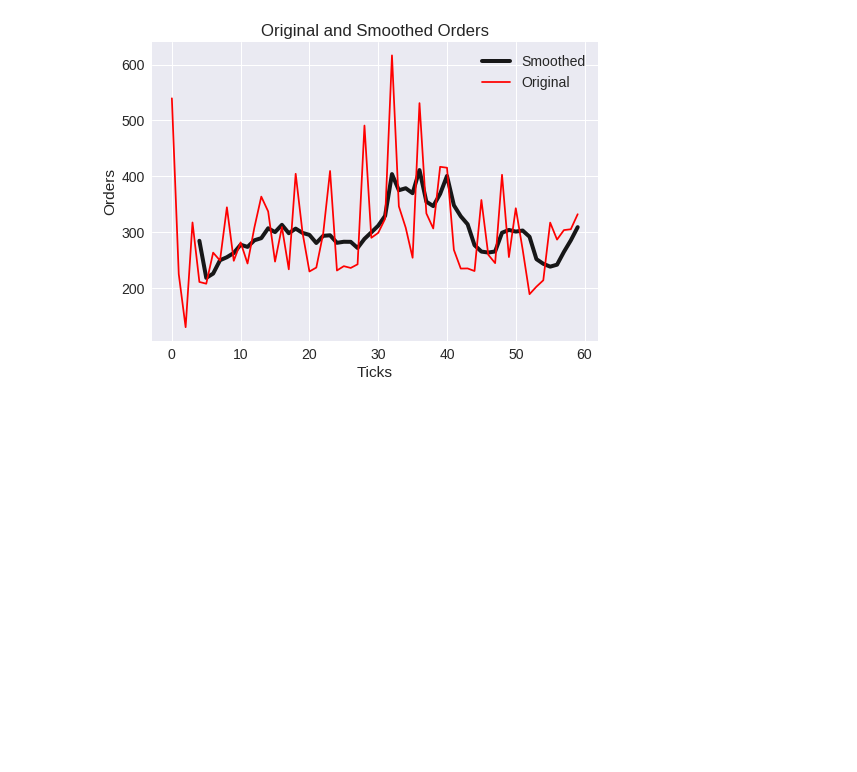
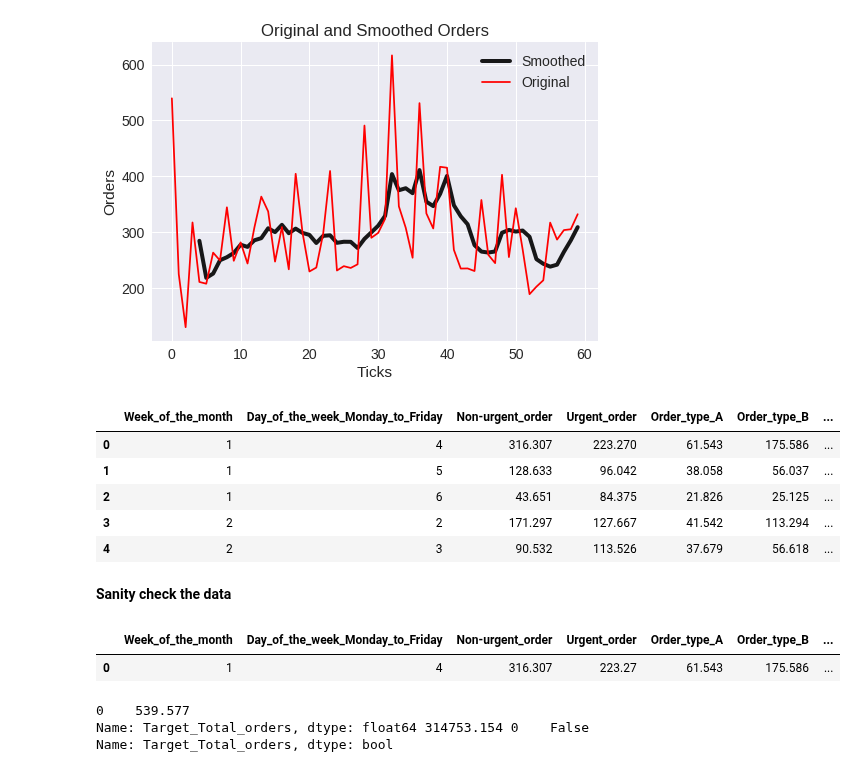
Before and after one commit to aigruber22/brazilian_logistics_company_time_series, a Jupyter notebook: ipynb/01-EDA.ipynb, the cells around one changed output. Cells and saved outputs as stored; diff of their text form; code cells hidden in the pictures; blank space fills up the shorter version.

Commit message:
Sanity check.

```diff
--- a/ipynb/01-EDA.ipynb
+++ b/ipynb/01-EDA.ipynb
@@ -149,3 +156,14 @@ sub.legend(loc='upper right')
 # %% [output]
 <matplotlib.legend.Legend at 0x...>
 [figure]
+# %%
+df.head()
+# %% [output]
+|  | Week_of_the_month | Day_of_the_week_Monday_to_Friday | Non-urgent_order | Urgent_order | Order_type_A | Order_type_B | ... |
+| 0 | 1 | 4 | 316.307 | 223.270 | 61.543 | 175.586 | ... |
+| 1 | 1 | 5 | 128.633 | 96.042 | 38.058 | 56.037 | ... |
+| 2 | 1 | 6 | 43.651 | 84.375 | 21.826 | 25.125 | ... |
+| 3 | 2 | 2 | 171.297 | 127.667 | 41.542 | 113.294 | ... |
+| 4 | 2 | 3 | 90.532 | 113.526 | 37.679 | 56.618 | ... |
+# %% [markdown]
+**Sanity check the data**
@@ -151,0 +172,5 @@ sub.legend(loc='upper right')
+# %%
+sample
+# %% [output]
+|  | Week_of_the_month | Day_of_the_week_Monday_to_Friday | Non-urgent_order | Urgent_order | Order_type_A | Order_type_B | ... |
+| 0 | 1 | 4 | 316.307 | 223.27 | 61.543 | 175.586 | ... |
@@ -151,0 +181,6 @@ sub.legend(loc='upper right')
+# %%
+print(total, order_accum, total == order_accum)
+# %% [output]
+0    539.577
+Name: Target_Total_orders, dtype: float64 314753.154 0    False
+Name: Target_Total_orders, dtype: bool
```
Also changed, not shown: parts of 4 cells of this notebook.
